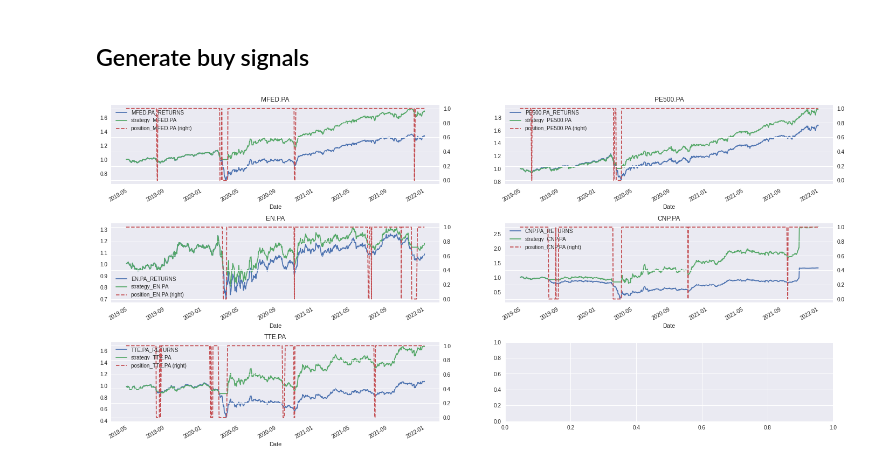
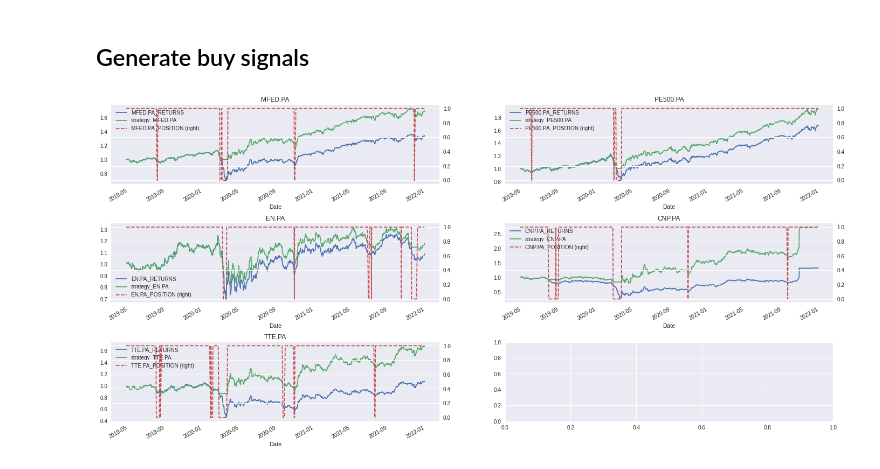
Before and after one commit to IamTossan/finance-research, a Jupyter notebook: src/rsi.ipynb, the cells around one changed output. Drawn from its saved outputs; the diff is of its cells as text; code cells hidden in the pictures.

```diff
--- a/src/rsi.ipynb
+++ b/src/rsi.ipynb
@@ -71,21 +73,24 @@ for i, s in enumerate(stocks):
 # %%
 fig, axes = plt.subplots(nrows=3, ncols=2)
 plt.subplots_adjust(wspace=0.2, hspace=0.5)
 
 for i, s in enumerate(stocks):
     df[f"{s}_RETURNS"] = np.log(df[s] / df[s].shift(1))
-    df[f"position_{s}"] = np.where(df[f"{s}_RSI"] < 30, 0, 1)
-    df[f"strategy_{s}"] = df[f"position_{s}"].shift(1) * df[f"{s}_RETURNS"]
+    df[f"{s}_POSITION"] = np.where(df[f"{s}_RSI"] < 30, 0, 1)
+    df[f"strategy_{s}"] = df[f"{s}_POSITION"].shift(1) * df[f"{s}_RETURNS"]
+
+    df[f"{s}_TRANSACTIONS"] = df[f"{s}_POSITION"].diff().clip(lower=0)
+    df.loc[df.index[0], f"{s}_TRANSACTIONS"] = 1
 
     ax = (
         df[[f"{s}_RETURNS", f"strategy_{s}"]]
         .cumsum()
         .apply(np.exp)
         .plot(figsize=(24, 12), ax=axes[i // 2, i % 2])
     )
-    df[[f"position_{s}"]].plot(
-        figsize=(24, 12), ax=ax, secondary_y=f"position_{s}", style="--"
+    df[[f"{s}_POSITION"]].plot(
+        figsize=(24, 12), ax=ax, secondary_y=f"{s}_POSITION", style="--"
     )
     plt.title(s)
 # %% [output]
-[figure, old version]
+[figure, new version]
```
Also changed, not shown: parts of 4 cells of this notebook, 1 other file.
